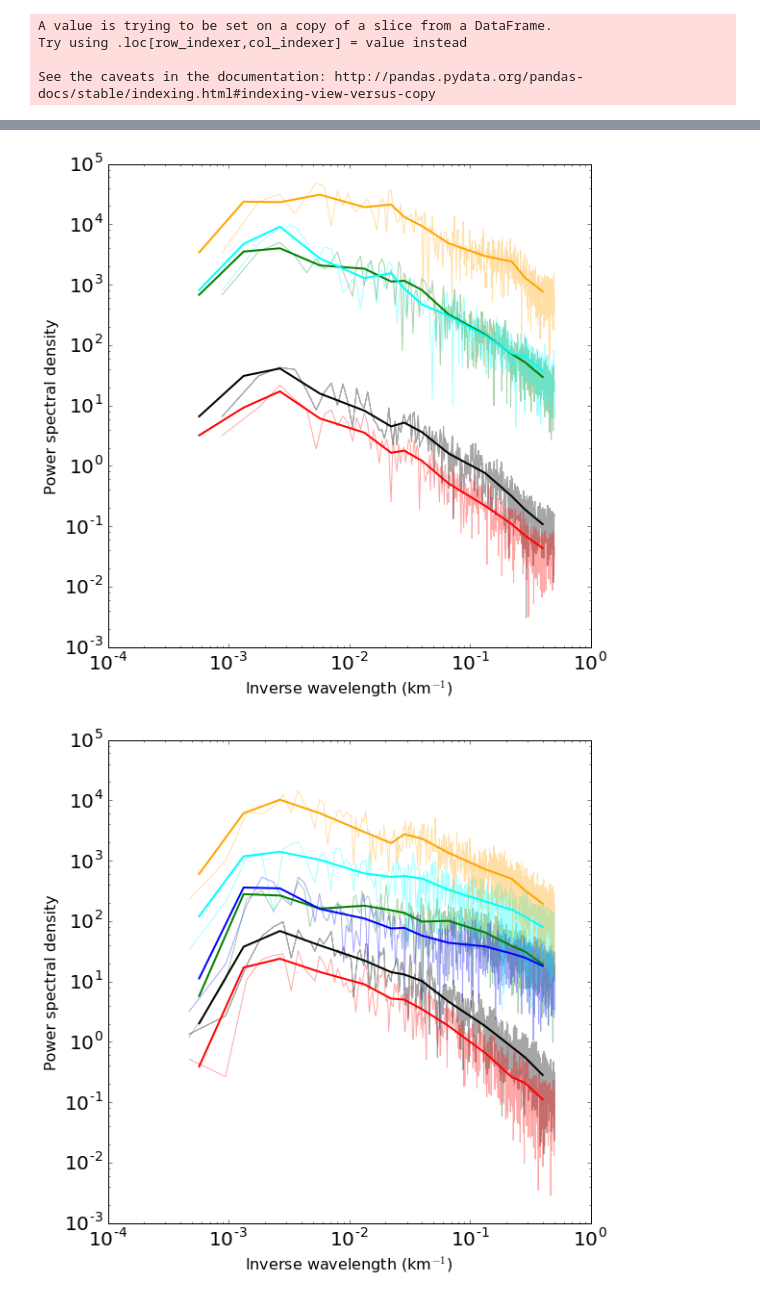
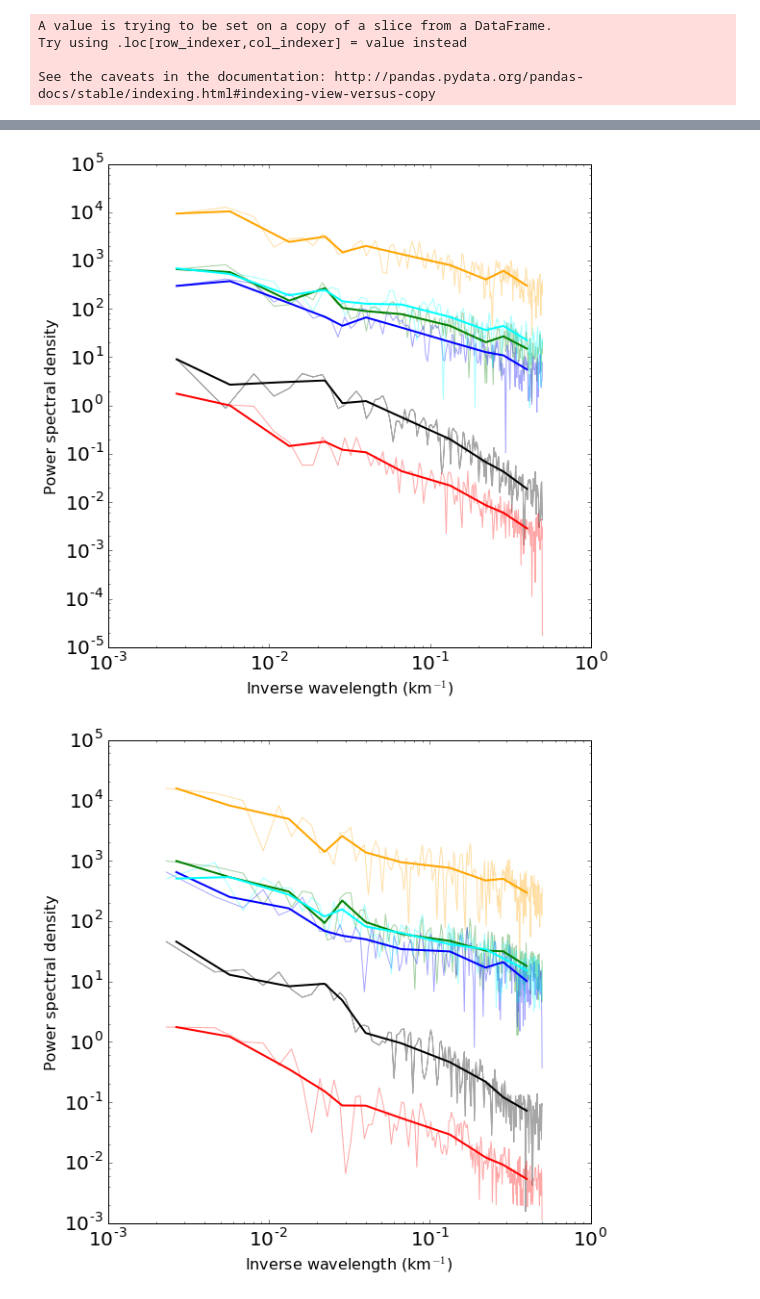
Before and after one commit to sophieclayton/KM1304_lengthscales, a Jupyter notebook: analysis/KM1304_fft.ipynb, the cells around one changed output, grey strips where cells are left out. Saved outputs shown, nothing was run; the diff lists cells and outputs as text; code cells hidden in the pictures.

```diff
--- a/analysis/KM1304_fft.ipynb
+++ b/analysis/KM1304_fft.ipynb
@@ -258,6 +258,9 @@ Index([u'Unnamed: 0', u'Unnamed: 0.1', u'tot_chl', u'cruise', u'file_time',
 # add density
 data['density'] = sw.rho(data['salinity'].values,data['ocean_tmp'].values,0)
 data = checklon(data)
+
+# only keep KM1304 data
+data = data[(data['cruise']=='KiloMoana_1')]
 
 # sort the dataframe so that it is in date/time order
 data = pd.merge(data, depth, on=['cruise','file_time'], how='inner')
@@ -447,19 +458,19 @@ plt.show()
 # %%
 fig3 = plt.figure(3, figsize=(9,9), dpi = 600)
 
-plt.loglog(np.abs(seg_fft['wavenumber']), np.abs(seg_fft['ocean_tmp_34']), 'k', alpha=0.35)
-plt.loglog(seg_fft['wavenumber'], np.abs(seg_fft['salinity_34']), 'r', alpha=0.35)
-plt.loglog(seg_fft['wavenumber'], np.abs(seg_fft['picoeuk_34']), 'g', alpha=0.35)
-plt.loglog(seg_fft['wavenumber'], np.abs(seg_fft['synecho_34']), 'b', alpha=0.35)
-plt.loglog(seg_fft['wavenumber'], np.abs(seg_fft['pico_34']), 'cyan', alpha=0.35)
-plt.loglog(seg_fft['wavenumber'], np.abs(seg_fft['tot_chl_34']/100000), 'orange', alpha=0.35)
+plt.loglog(np.abs(seg_fft['wavenumber']), np.abs(seg_fft['ocean_tmp_4']), 'k', alpha=0.35)
+plt.loglog(seg_fft['wavenumber'], np.abs(seg_fft['salinity_4']), 'r', alpha=0.35)
+plt.loglog(seg_fft['wavenumber'], np.abs(seg_fft['picoeuk_4']), 'g', alpha=0.35)
+plt.loglog(seg_fft['wavenumber'], np.abs(seg_fft['synecho_4']), 'b', alpha=0.35)
+plt.loglog(seg_fft['wavenumber'], np.abs(seg_fft['pico_4']), 'cyan', alpha=0.35)
+plt.loglog(seg_fft['wavenumber'], np.abs(seg_fft['tot_chl_4']/100000), 'orange', alpha=0.35)
 
-plt.loglog(1./binned['k_mid'], np.abs(binned['ocean_tmp_34']), 'k', lw=2)
-plt.loglog(1./binned['k_mid'], np.abs(binned['salinity_34']), 'r', lw=2)
-plt.loglog(1./binned['k_mid'], np.abs(binned['picoeuk_34']), 'g', lw=2)
-plt.loglog(1./binned['k_mid'], np.abs(binned['synecho_34']), 'b', lw=2)
-plt.loglog(1./binned['k_mid'], np.abs(binned['pico_34']), 'cyan', lw=2)
-plt.loglog(1./binned['k_mid'], np.abs(binned['tot_chl_34']/100000), 'orange', lw=2)
+plt.loglog(1./binned['k_mid'], np.abs(binned['ocean_tmp_4']), 'k', lw=2)
+plt.loglog(1./binned['k_mid'], np.abs(binned['salinity_4']), 'r', lw=2)
+plt.loglog(1./binned['k_mid'], np.abs(binned['picoeuk_4']), 'g', lw=2)
+plt.loglog(1./binned['k_mid'], np.abs(binned['synecho_4']), 'b', lw=2)
+plt.loglog(1./binned['k_mid'], np.abs(binned['pico_4']), 'cyan', lw=2)
+plt.loglog(1./binned['k_mid'], np.abs(binned['tot_chl_4']/100000), 'orange', lw=2)
 
 plt.tick_params(axis='both', which='major', labelsize=20)
 plt.tick_params(axis='both', which='minor', labelsize=20)
@@ -469,45 +480,45 @@ plt.ylabel('Power spectral density', fontsize = 16)
 plt.show()
 
 # green = picoeuk
-# cyan = pro*
+# cyan = pro
 # blue = synecho
 # red = salinity
 # black = temp
 # orange = chl
 # %% [output]
-[figure, old version]
+[figure, new version]
 # %%
 fig3 = plt.figure(3, figsize=(9,9), dpi = 600)
 
-plt.loglog(np.abs(seg_fft['wavenumber']), np.abs(seg_fft['ocean_tmp_35']), 'k', alpha=0.35)
-plt.loglog(seg_fft['wavenumber'], np.abs(seg_fft['salinity_35']), 'r', alpha=0.35)
-plt.loglog(seg_fft['wavenumber'], np.abs(seg_fft['picoeuk_35']), 'g', alpha=0.35)
-plt.loglog(seg_fft['wavenumber'], np.abs(seg_fft['synecho_35']), 'b', alpha=0.35)
-plt.loglog(seg_fft['wavenumber'], np.abs(seg_fft['pico_35']), 'cyan', alpha=0.35)
-plt.loglog(seg_fft['wavenumber'], np.abs(seg_fft['tot_chl_35']/100000), 'orange', alpha=0.35)
+plt.loglog(np.abs(seg_fft['wavenumber']), np.abs(seg_fft['ocean_tmp_5']), 'k', alpha=0.35)
+plt.loglog(seg_fft['wavenumber'], np.abs(seg_fft['salinity_5']), 'r', alpha=0.35)
+plt.loglog(seg_fft['wavenumber'], np.abs(seg_fft['picoeuk_5']), 'g', alpha=0.35)
+plt.loglog(seg_fft['wavenumber'], np.abs(seg_fft['synecho_5']), 'b', alpha=0.35)
+plt.loglog(seg_fft['wavenumber'], np.abs(seg_fft['pico_5']), 'cyan', alpha=0.35)
+plt.loglog(seg_fft['wavenumber'], np.abs(seg_fft['tot_chl_5']/100000), 'orange', alpha=0.35)
 
-plt.loglog(1./binned['k_mid'], np.abs(binned['ocean_tmp_35']), 'k', lw=2)
-plt.loglog(1./binned['k_mid'], np.abs(binned['salinity_35']), 'r', lw=2)
-plt.loglog(1./binned['k_mid'], np.abs(binned['picoeuk_35']), 'g', lw=2)
-plt.loglog(1./binned['k_mid'], np.abs(binned['synecho_35']), 'b', lw=2)
-plt.loglog(1./binned['k_mid'], np.abs(binned['pico_35']), 'cyan', lw=2)
-plt.loglog(1./binned['k_mid'], np.abs(binned['tot_chl_35']/100000), 'orange', lw=2)
+plt.loglog(1./binned['k_mid'], np.abs(binned['ocean_tmp_5']), 'k', lw=2)
+plt.loglog(1./binned['k_mid'], np.abs(binned['salinity_5']), 'r', lw=2)
+plt.loglog(1./binned['k_mid'], np.abs(binned['picoeuk_5']), 'g', lw=2)
+plt.loglog(1./binned['k_mid'], np.abs(binned['synecho_5']), 'b', lw=2)
+plt.loglog(1./binned['k_mid'], np.abs(binned['pico_5']), 'cyan', lw=2)
+plt.loglog(1./binned['k_mid'], np.abs(binned['tot_chl_5']/100000), 'orange', lw=2)
 
 plt.tick_params(axis='both', which='major', labelsize=20)
 plt.tick_params(axis='both', which='minor', labelsize=20)
 plt.xlabel('Inverse wavelength (km$^{-1}$)', fontsize = 16)
 plt.ylabel('Power spectral density', fontsize = 16)
 
 plt.show()
 
-# green = picoeuk
+# green = picoeuk*
 # cyan = pro
-# blue = synecho
+# blue = synecho*
 # red = salinity
 # black = temp
 # orange = chl
 # %% [output]
-[figure, old version]
+[figure, new version]
 # %%
 fig3 = plt.figure(3, figsize=(9,9), dpi = 600)
 
```
Also changed, not shown: parts of 14 cells of this notebook, 1 other file.
